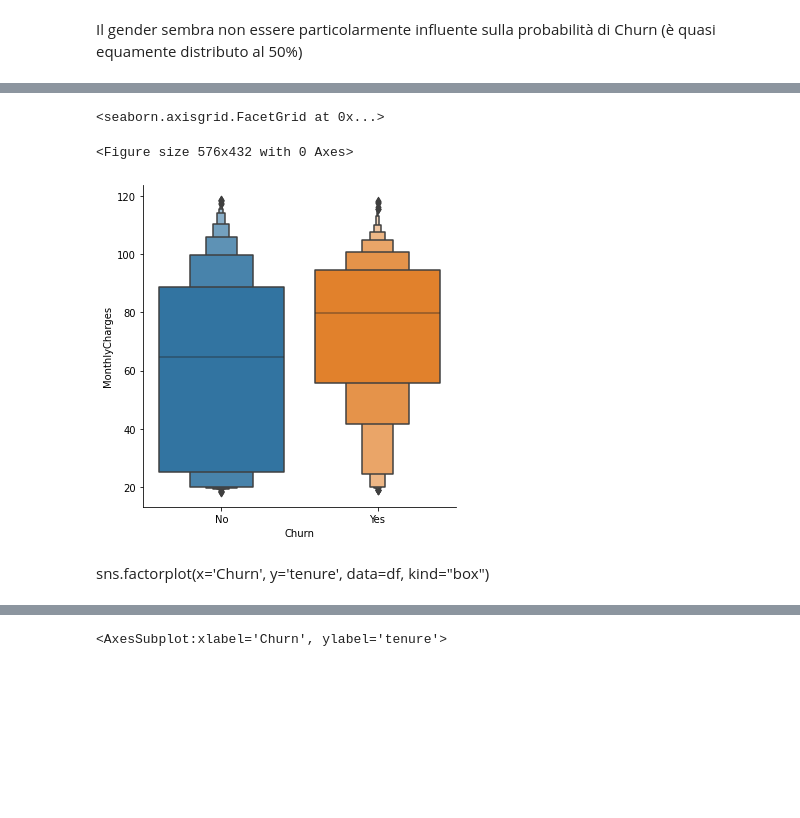
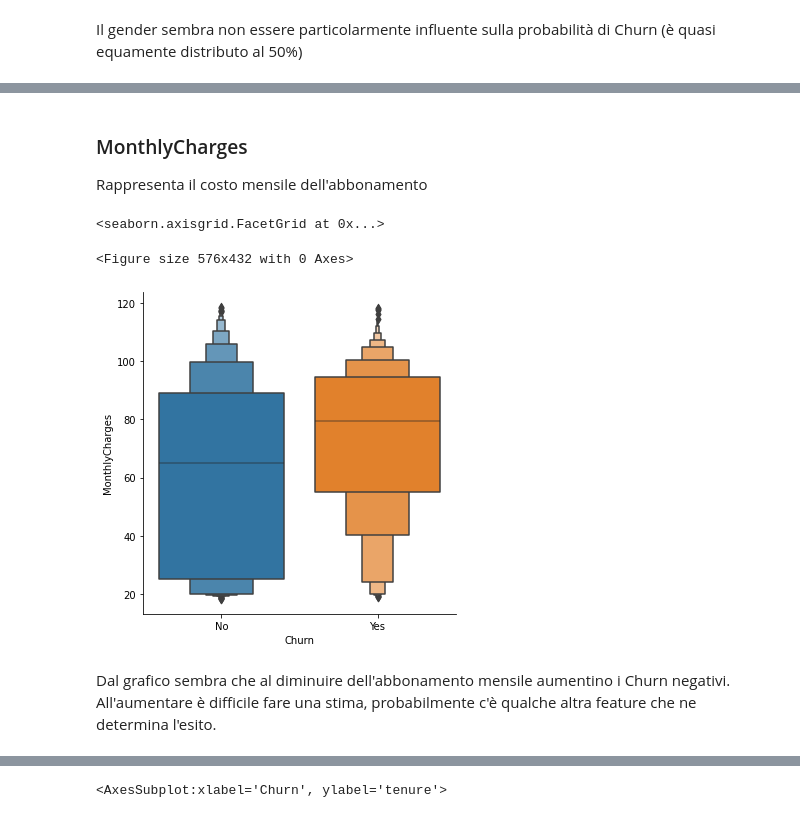
Before and after one commit to muccijacopo/TelcoChurn-Challenge-AI, a Jupyter notebook: training.ipynb, the cells around one changed output, grey strips where cells are left out. Cells and saved outputs as stored; diff of their text form; code cells hidden in the pictures; blank space fills up the shorter version.

Commit message:
updated training

```diff
--- a/training.ipynb
+++ b/training.ipynb
@@ -117,3 +116,3 @@ Sostituiamo e allo stesso tempo convertiamo a float.
 # %%
 train.TotalCharges.replace(to_replace=" ", value=0, inplace=True)
-len(train[train.TotalCharges == ''])
+test.TotalCharges.replace(to_replace=" ", value=0, inplace=True)
@@ -164,5 +161,3 @@ sns.countplot(x="gender", hue='Churn', data=train)
 [figure]
 # %% [markdown]
 Il gender sembra non essere particolarmente influente sulla probabilità di Churn (è quasi equamente distributo al 50%)
-# %%
-train = train[train.TotalCharges != " "]
@@ -190,12 +164,15 @@ dtype('float64')
+# %% [markdown]
+### MonthlyCharges
+Rappresenta il costo mensile dell'abbonamento
 # %%
 plt.figure(figsize=(8,6))
-sns.catplot(x='Churn', y='MonthlyCharges', data=df, kind="boxen")
+sns.catplot(x='Churn', y='MonthlyCharges', data=train, kind="boxen")
 # %% [output]
 <seaborn.axisgrid.FacetGrid at 0x...>
 <Figure size 576x432 with 0 Axes>
-[figure, old version]
+[figure, new version]
-# %% [markdown]
-sns.factorplot(x='Churn', y='tenure', data=df, kind="box")
+# %% [markdown]
+Dal grafico sembra che al diminuire dell'abbonamento mensile aumentino i Churn negativi. All'aumentare è difficile fare una stima, probabilmente c'è qualche altra feature che ne determina l'esito.
 # %%
 #sns.catplot(x='Churn', y='TotalCharges', data=df, kind="violin")
 # %%
```
Also changed, not shown: parts of 19 cells of this notebook.
